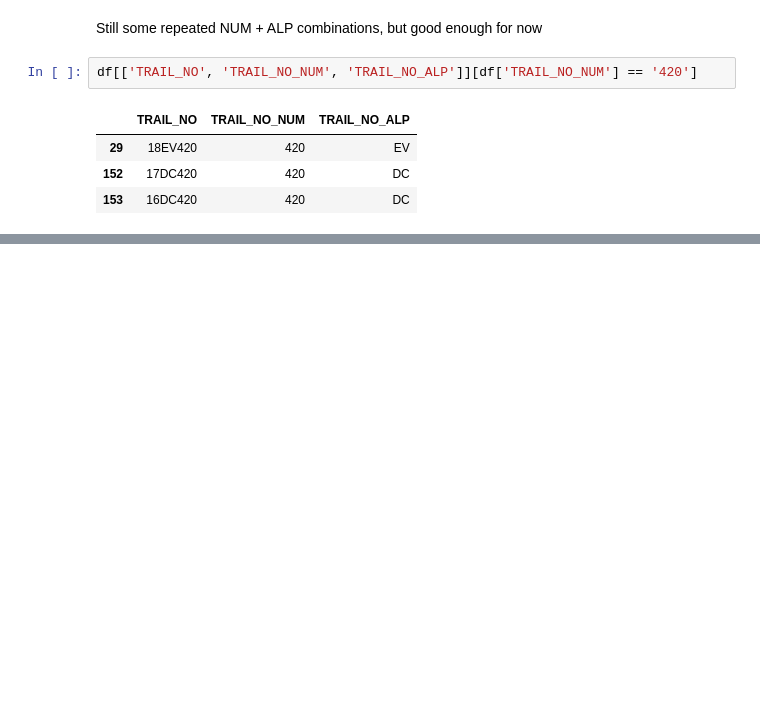
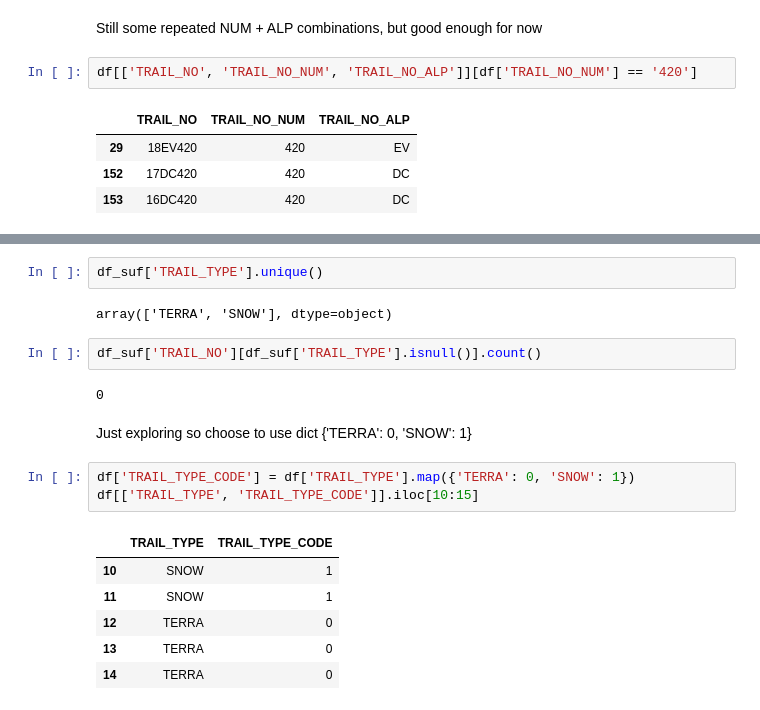
Before and after one commit to Ecboxer/Trails, a Jupyter notebook: Explore/SufficentData.ipynb, the cells around one changed output, grey strips where cells are left out. Cells and saved outputs as stored; diff of their text form; blank space fills up the shorter version.

```diff
--- a/Explore/SufficentData.ipynb
+++ b/Explore/SufficentData.ipynb
@@ -240,0 +253,20 @@ df[['TRAIL_NO', 'TRAIL_NO_NUM', 'TRAIL_NO_ALP']][df['TRAIL_NO_NUM'] == '420']
+# %%
+df_suf['TRAIL_TYPE'].unique()
+# %% [output]
+array(['TERRA', 'SNOW'], dtype=object)
+# %%
+df_suf['TRAIL_NO'][df_suf['TRAIL_TYPE'].isnull()].count()
+# %% [output]
+0
+# %% [markdown]
+Just exploring so choose to use dict {'TERRA': 0, 'SNOW': 1}
+# %%
+df['TRAIL_TYPE_CODE'] = df['TRAIL_TYPE'].map({'TERRA': 0, 'SNOW': 1})
+df[['TRAIL_TYPE', 'TRAIL_TYPE_CODE']].iloc[10:15]
+# %% [output]
+|  | TRAIL_TYPE | TRAIL_TYPE_CODE |
+| 10 | SNOW | 1 |
+| 11 | SNOW | 1 |
+| 12 | TERRA | 0 |
+| 13 | TERRA | 0 |
+| 14 | TERRA | 0 |
```
Also changed, not shown: parts of 10 cells of this notebook.
